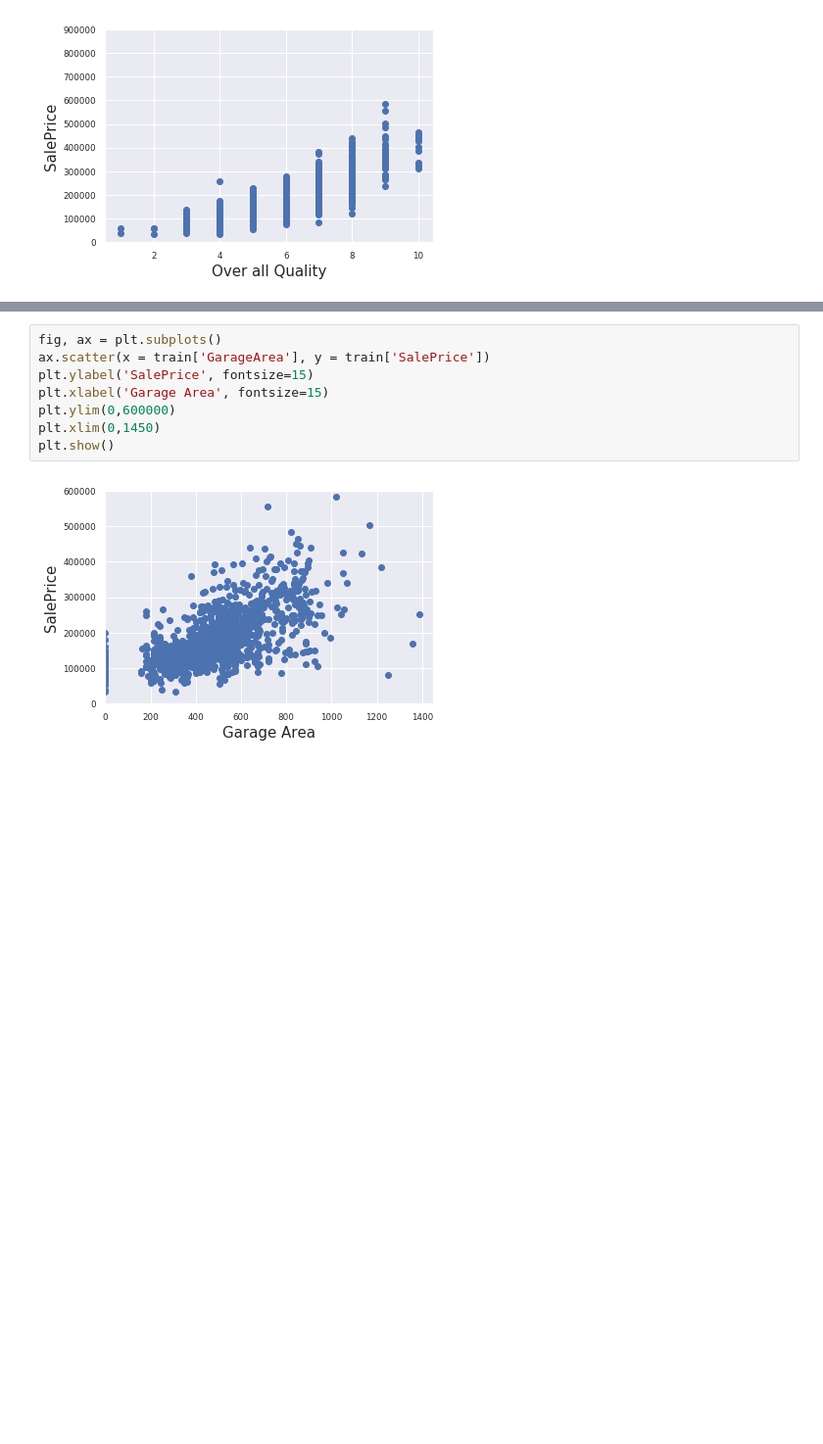
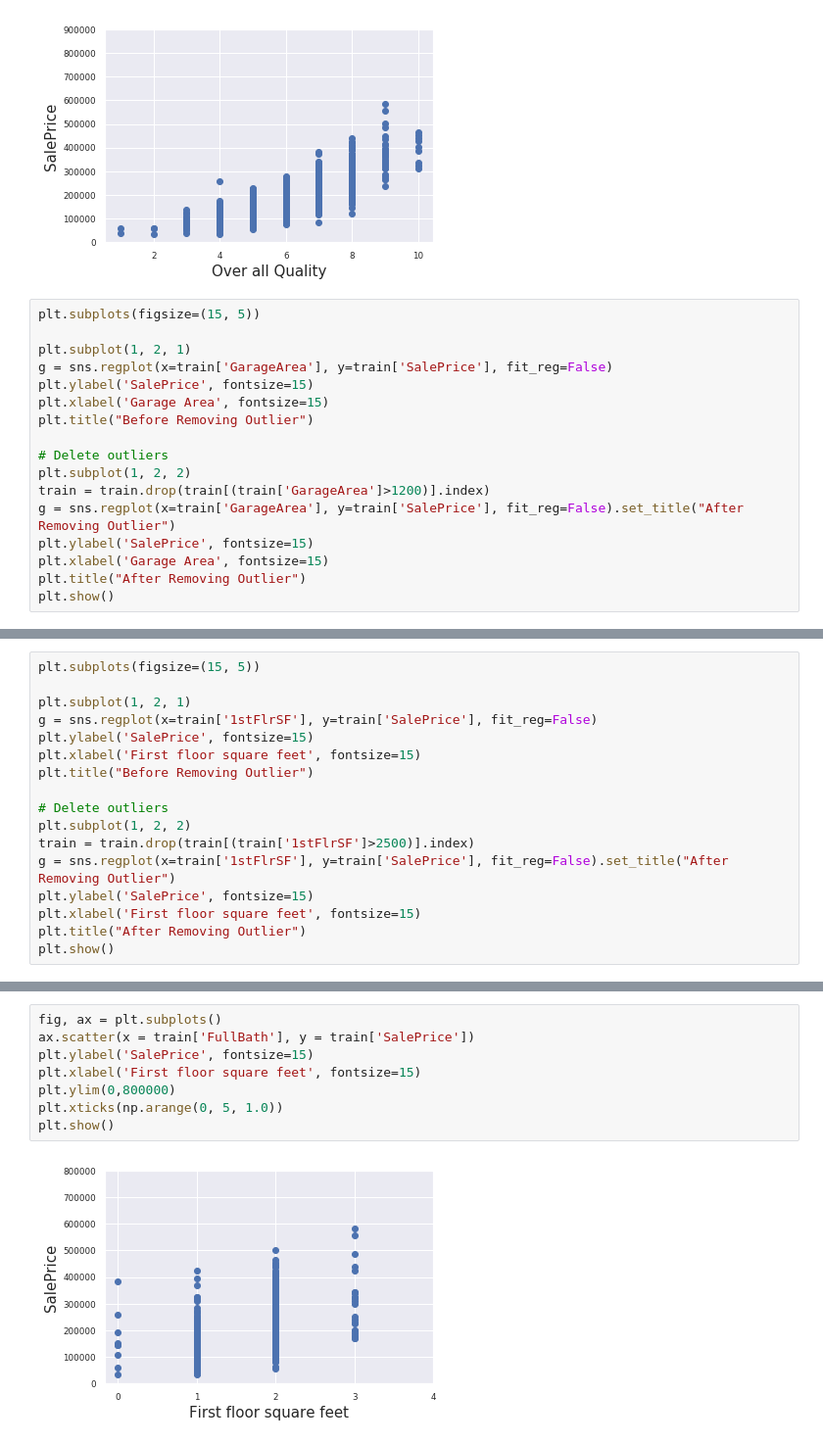
Before and after one commit to abhranil08/Regression, a Jupyter notebook: RegressionEDAKernel.ipynb, the cells around one changed output, grey strips where cells are left out. Shown at 98% size. Drawn from its saved outputs; the diff is of its cells as text; blank space fills up the shorter version.

```diff
--- a/RegressionEDAKernel.ipynb
+++ b/RegressionEDAKernel.ipynb
@@ -129,3 +128,20 @@ plt.ylim(0,900000)
 plt.show()
 # %% [output]
 [figure]
+# %%
+plt.subplots(figsize=(15, 5))
+
+plt.subplot(1, 2, 1)
+g = sns.regplot(x=train['GarageArea'], y=train['SalePrice'], fit_reg=False)
+plt.ylabel('SalePrice', fontsize=15)
+plt.xlabel('Garage Area', fontsize=15)
+plt.title("Before Removing Outlier")
+
+# Delete outliers
+plt.subplot(1, 2, 2)
+train = train.drop(train[(train['GarageArea']>1200)].index)
+g = sns.regplot(x=train['GarageArea'], y=train['SalePrice'], fit_reg=False).set_title("After Removing Outlier")
+plt.ylabel('SalePrice', fontsize=15)
+plt.xlabel('Garage Area', fontsize=15)
+plt.title("After Removing Outlier")
+plt.show()
@@ -131,0 +160,17 @@ plt.show()
+# %%
+plt.subplots(figsize=(15, 5))
+
+plt.subplot(1, 2, 1)
+g = sns.regplot(x=train['1stFlrSF'], y=train['SalePrice'], fit_reg=False)
+plt.ylabel('SalePrice', fontsize=15)
+plt.xlabel('First floor square feet', fontsize=15)
+plt.title("Before Removing Outlier")
+
+# Delete outliers
+plt.subplot(1, 2, 2)
+train = train.drop(train[(train['1stFlrSF']>2500)].index)
+g = sns.regplot(x=train['1stFlrSF'], y=train['SalePrice'], fit_reg=False).set_title("After Removing Outlier")
+plt.ylabel('SalePrice', fontsize=15)
+plt.xlabel('First floor square feet', fontsize=15)
+plt.title("After Removing Outlier")
+plt.show()
@@ -132,10 +179,10 @@ plt.show()
 # %%
 fig, ax = plt.subplots()
-ax.scatter(x = train['GarageArea'], y = train['SalePrice'])
+ax.scatter(x = train['FullBath'], y = train['SalePrice'])
 plt.ylabel('SalePrice', fontsize=15)
-plt.xlabel('Garage Area', fontsize=15)
-plt.ylim(0,600000)
-plt.xlim(0,1450)
+plt.xlabel('First floor square feet', fontsize=15)
+plt.ylim(0,800000)
+plt.xticks(np.arange(0, 5, 1.0))
 plt.show()
 # %% [output]
-[figure, old version]
+[figure, new version]
```
Also changed, not shown: parts of 22 cells of this notebook.
